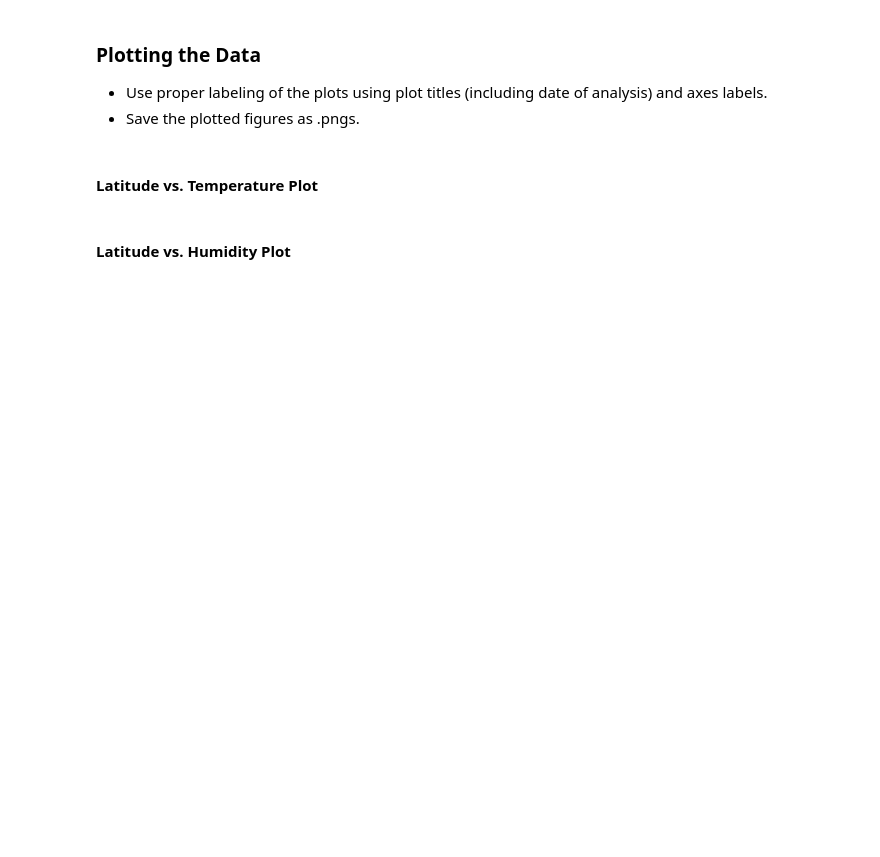
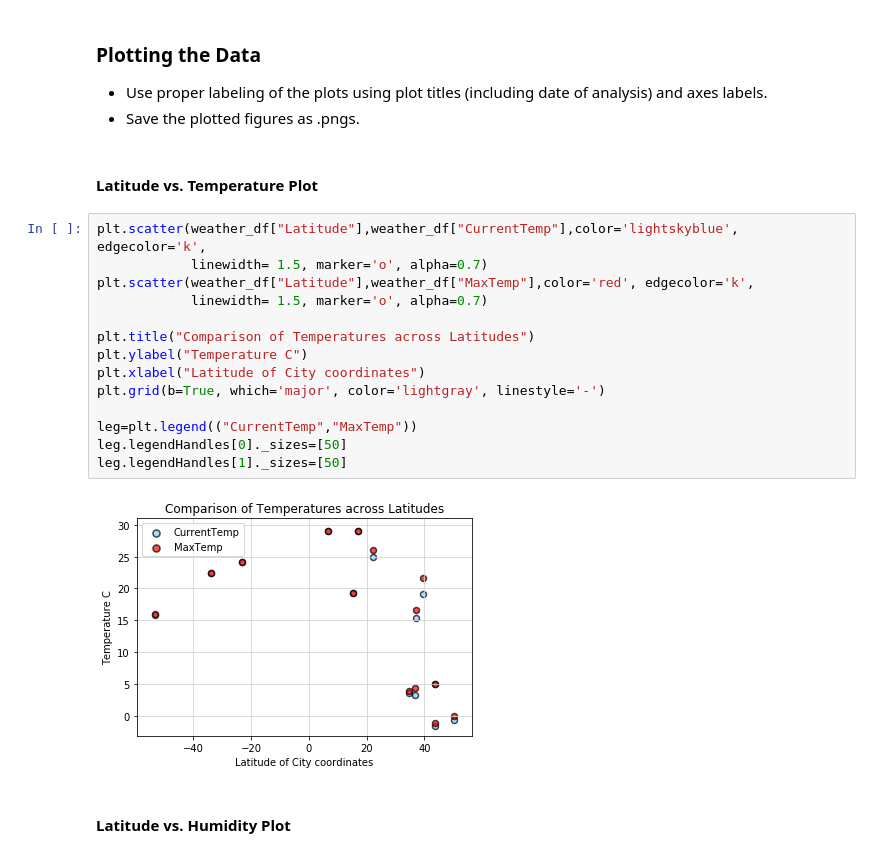
Before and after one commit to kamckeev/Weather-Api, a Jupyter notebook: WeatherPy.ipynb, the cells around one changed output. Saved outputs shown, nothing was run; the diff lists cells and outputs as text; blank space fills up the shorter version.

```diff
--- a/WeatherPy.ipynb
+++ b/WeatherPy.ipynb
@@ -168,5 +168,21 @@ weather_df.head(10)
 * Save the plotted figures as .pngs.
 # %% [markdown]
 #### Latitude vs. Temperature Plot
+# %%
+plt.scatter(weather_df["Latitude"],weather_df["CurrentTemp"],color='lightskyblue', edgecolor='k',
+            linewidth= 1.5, marker='o', alpha=0.7)
+plt.scatter(weather_df["Latitude"],weather_df["MaxTemp"],color='red', edgecolor='k',
+            linewidth= 1.5, marker='o', alpha=0.7)
+
+plt.title("Comparison of Temperatures across Latitudes")
+plt.ylabel("Temperature C")
+plt.xlabel("Latitude of City coordinates")
+plt.grid(b=True, which='major', color='lightgray', linestyle='-')
+
+leg=plt.legend(("CurrentTemp","MaxTemp"))
+leg.legendHandles[0]._sizes=[50]
+leg.legendHandles[1]._sizes=[50]
+# %% [output]
+[figure, added]
 # %% [markdown]
 #### Latitude vs. Humidity Plot
```
Also changed, not shown: parts of 9 cells of this notebook.
